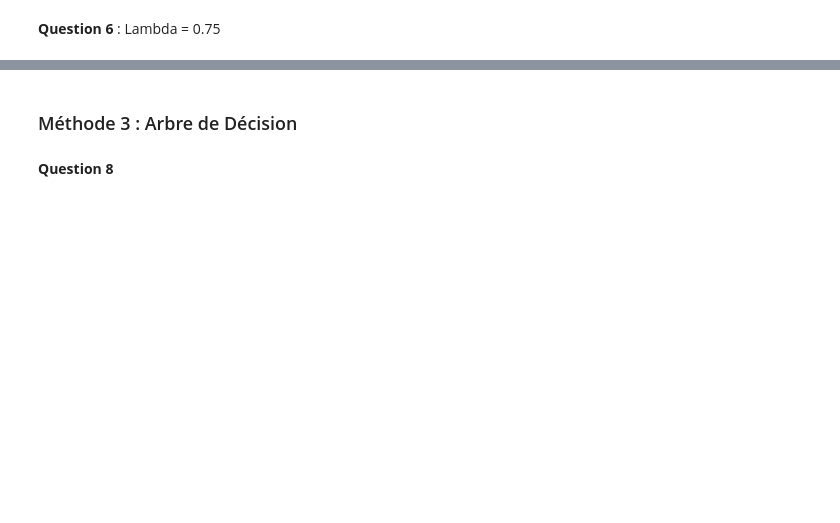
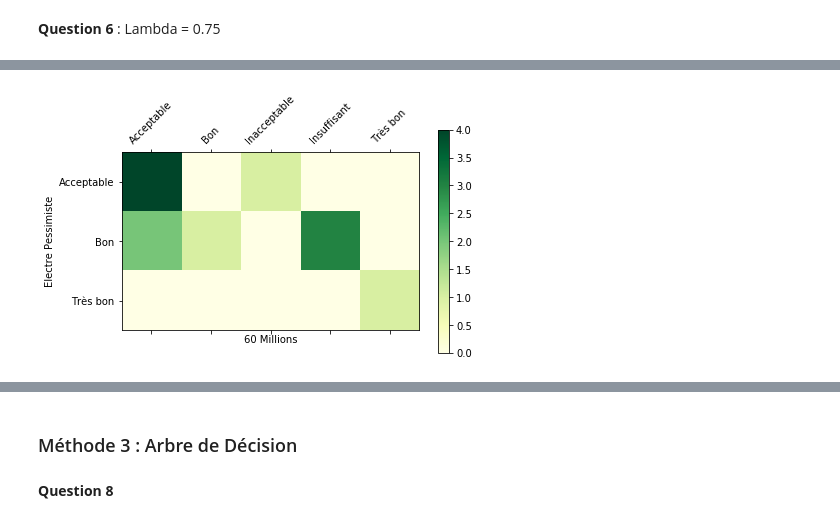
Before and after one commit to lagboigba/Project_Python, a Jupyter notebook: Projet/Rendu_Projet/compterendu.ipynb, the cells around one changed output, grey strips where cells are left out. Drawn from its saved outputs; the diff is of its cells as text; code cells hidden in the pictures; blank space fills up the shorter version.

```diff
--- a/Projet/Rendu_Projet/compterendu.ipynb
+++ b/Projet/Rendu_Projet/compterendu.ipynb
@@ -438,0 +584,4 @@ display(df)
+# %%
+plot_confusion_matrix(df_confusion_1_pe, cmap='YlGn')
+# %% [output]
+[figure, added]
```
Also changed, not shown: parts of 43 cells of this notebook.
